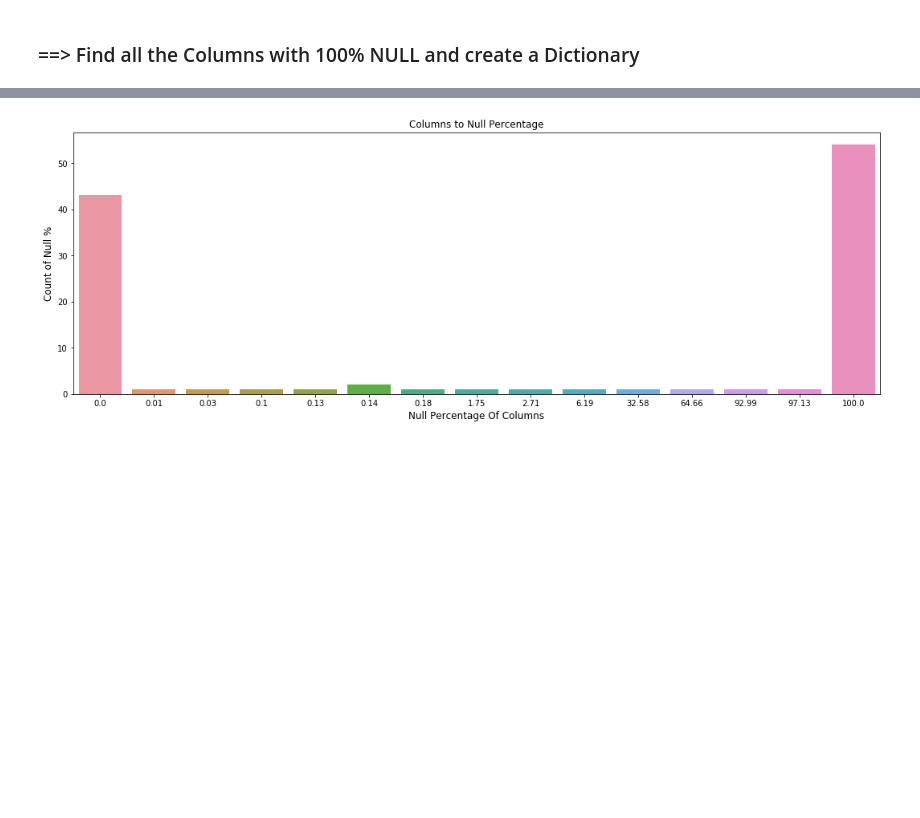
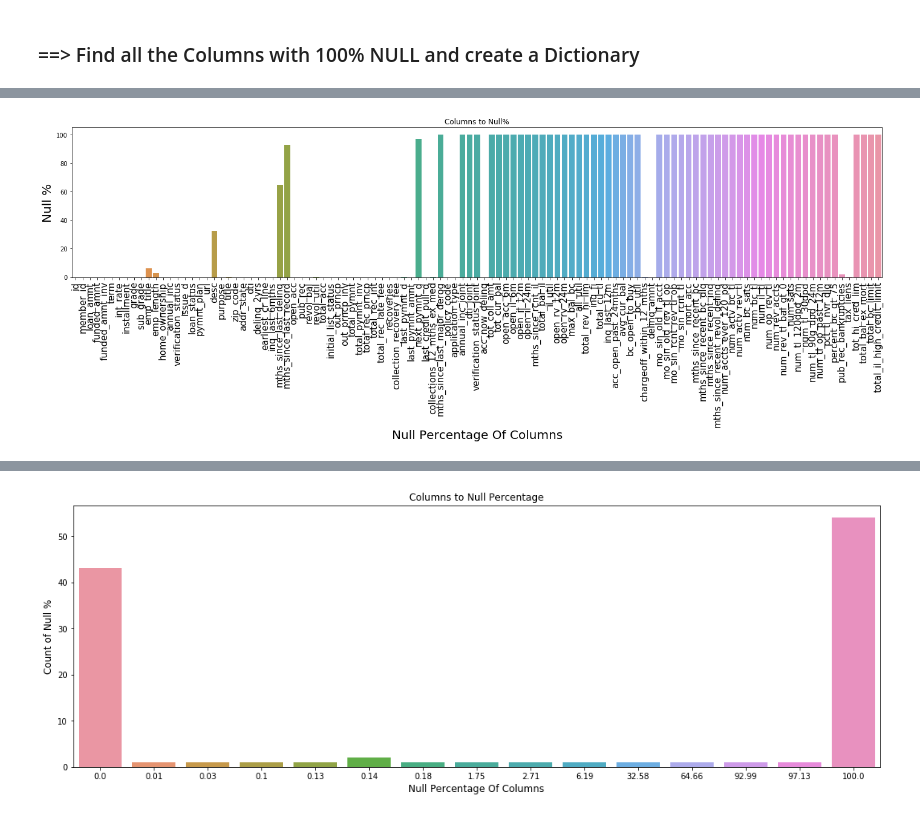
Before and after one commit to amirivija/EDA, a Jupyter notebook: group_assignment.ipynb, the cells around one changed output, grey strips where cells are left out. Drawn from its saved outputs; the diff is of its cells as text; code cells hidden in the pictures; blank space fills up the shorter version.

Commit message:
Null COlumn Deletion Chart

```diff
--- a/group_assignment.ipynb
+++ b/group_assignment.ipynb
@@ -188,3 +188,8 @@ Column Name Which Failed to Load ==>  next_pymnt_d
 nullColumns = pd.DataFrame(round(100*(lending_club.isnull().sum()/len(lending_club.index)), 2), columns=['null%Column'])
 #Create a Map Between Columns to Null% in DataFrame
 dictColumn2NullPercent = dict(zip(nullColumns.index,nullColumns['null%Column']))
+# %%
+LendingClubCol_Df = pd.DataFrame(np.array(lending_club.columns), columns=['lending_club_columns'])
+LendingClubCol_Df['NullPrecentage'] = LendingClubCol_Df['lending_club_columns'].apply(lambda x: dictColumn2NullPercent.get(x))
+LendingClubCol_Df['NullPrecentageMoreThan95%'] = LendingClubCol_Df['NullPrecentage'].apply(lambda x: 'Null_Columns' if x > 95.0 else 'Non Null_Columns')
+LendingClubCol_Df.head()
@@ -190,0 +203,11 @@ dictColumn2NullPercent = dict(zip(nullColumns.index,nullColumns['null%Column']))
+# %%
+plt.figure(figsize=(24,10))
+plt.subplot(2,1,1)
+p = sns.barplot(x = 'lending_club_columns', y = 'NullPrecentage', data = LendingClubCol_Df)
+plt.xlabel('Null Percentage Of Columns', fontsize = 20)
+plt.ylabel('Null %', fontsize= 20)
+p.set_xticklabels(p.get_xticklabels(),rotation=90, fontsize = 15)
+plt.title('Columns to Null%')
+plt.show()
+# %% [output]
+[figure, added]
```
Also changed, not shown: parts of 85 cells of this notebook.
